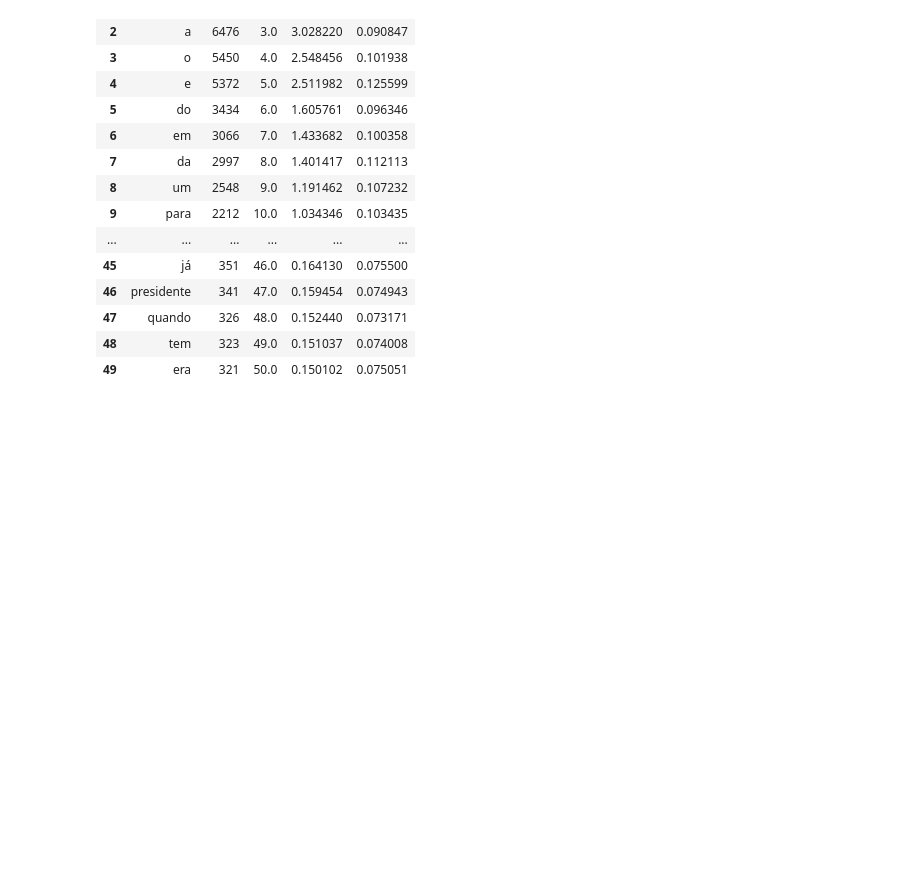
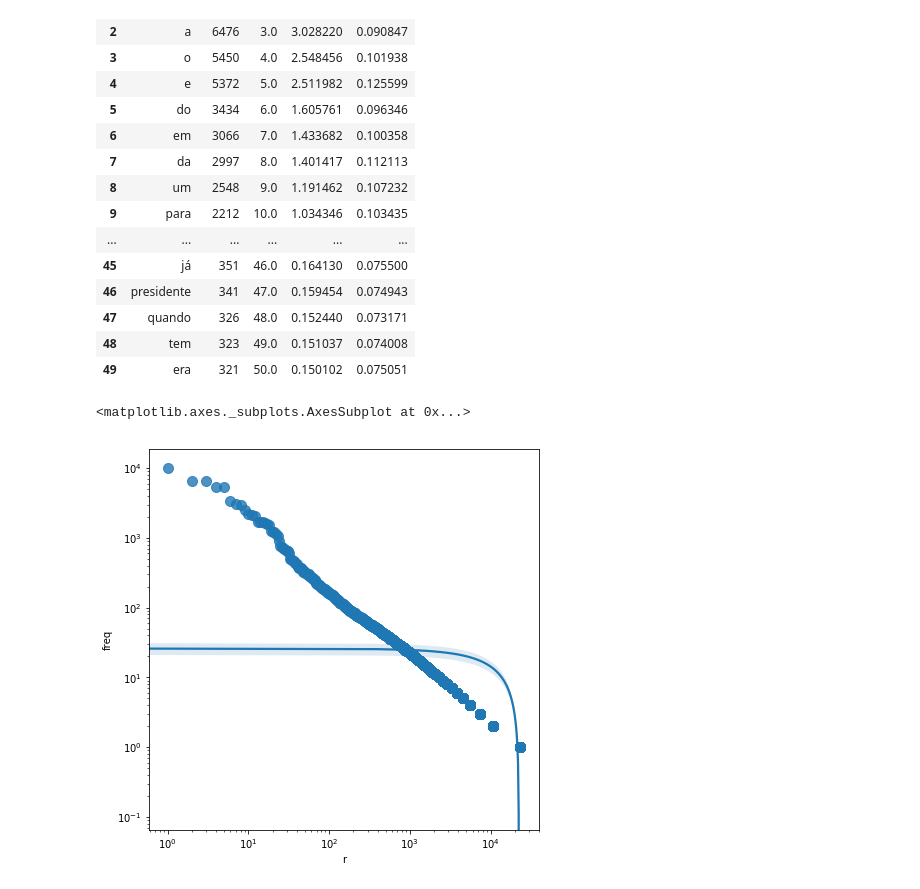
Before and after one commit to frnangelim/RI_JupyterNotebook, a Jupyter notebook: ativ2.ipynb, the cells around one changed output. Cells and saved outputs as stored; diff of their text form; code cells hidden in the pictures; blank space fills up the shorter version.

```diff
--- a/ativ2.ipynb
+++ b/ativ2.ipynb
@@ -63,3 +63,16 @@ table2.head(n = 50)
+# %%
+# Questão 3
+
+%matplotlib inline
+f, ax = plt.subplots(figsize=(7, 7))
+ax.set(xscale="log", yscale="log")
+sns.regplot("r", "freq", wordsCount, ax=ax, scatter_kws={"s": 100})
+
+## Bigramas
+## TODO
+# %% [output]
+<matplotlib.axes._subplots.AxesSubplot at 0x...>
+[figure, added]
 # %%
 # Questão 4
 
```
Also changed, not shown: parts of 4 cells of this notebook.
